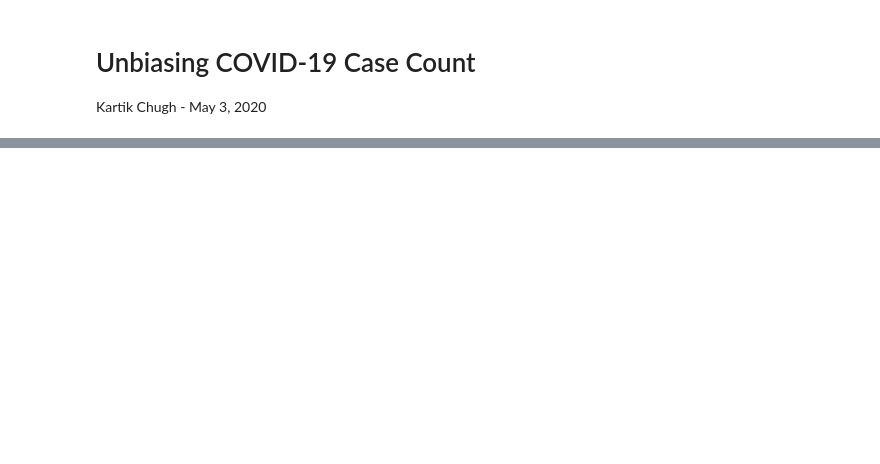
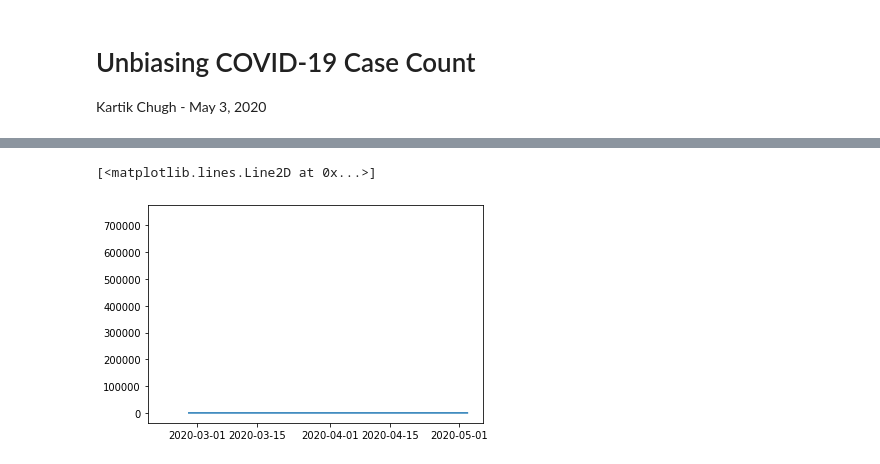
Before and after one commit to KartikChugh/COVID-Case-Estimation, a Jupyter notebook: covid-notebook.ipynb, the cells around one changed output, grey strips where cells are left out. Cells and saved outputs as stored; diff of their text form; code cells hidden in the pictures; blank space fills up the shorter version.

```diff
--- a/covid-notebook.ipynb
+++ b/covid-notebook.ipynb
@@ -47 +46,20 @@ data
+# %%
+def doublingTime(a, b):
+    return np.log(2)/(np.log(b/a)) if (a != b) else NaN
+
+doubling = np.empty(df['positive'].shape)
+for t_2 in range(1, len(doubling)):
+    q_2 = df['positive'][t_2]
+    q_1 = df['positive'][t_2-1]
+    doubling[t_2] = doublingTime(q_1, q_2)
+
+smooth = pd.Series(doubling).rolling(10,
+        win_type='gaussian',
+        min_periods=1,
+        center=True).mean(std=2).round()
+# %%
+plt.plot(df.index, doubling)
+# %% [output]
+[<matplotlib.lines.Line2D at 0x...>]
+[figure, added]
 # %%
```
Also changed, not shown: parts of 15 cells of this notebook.
